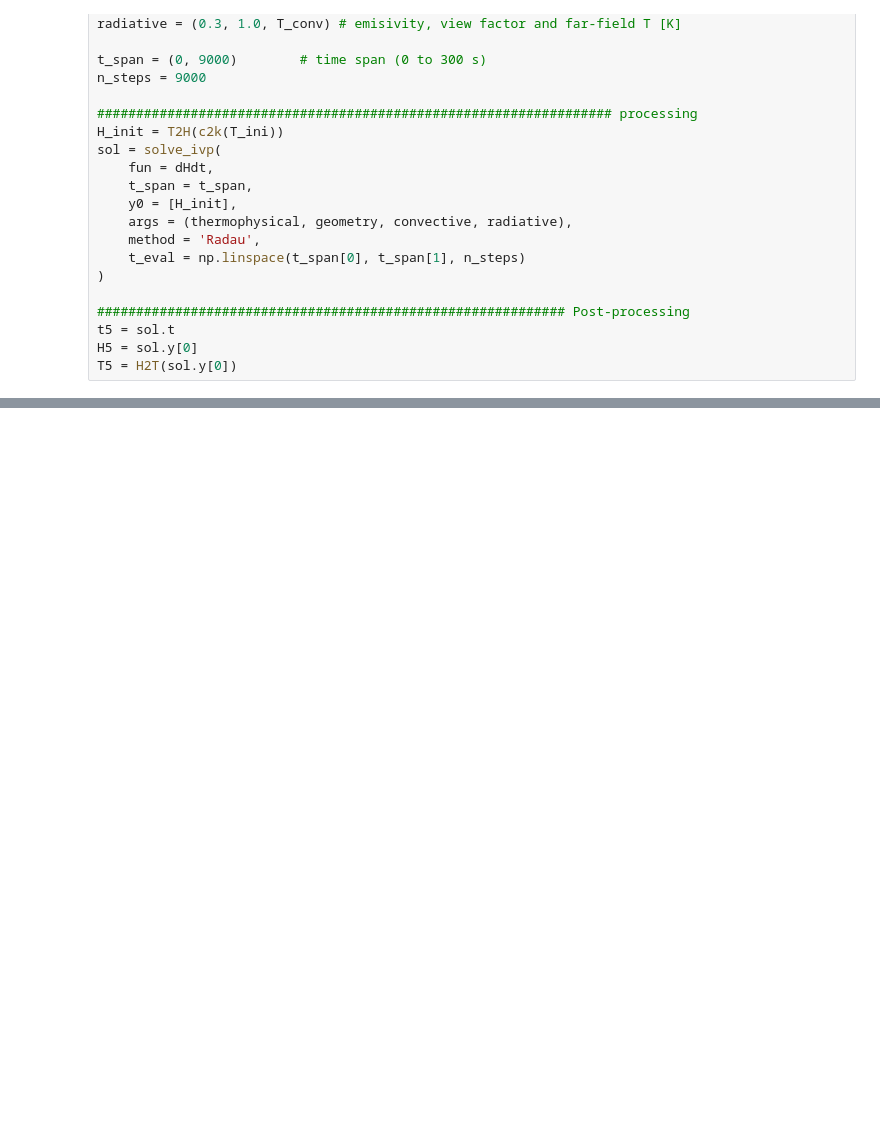
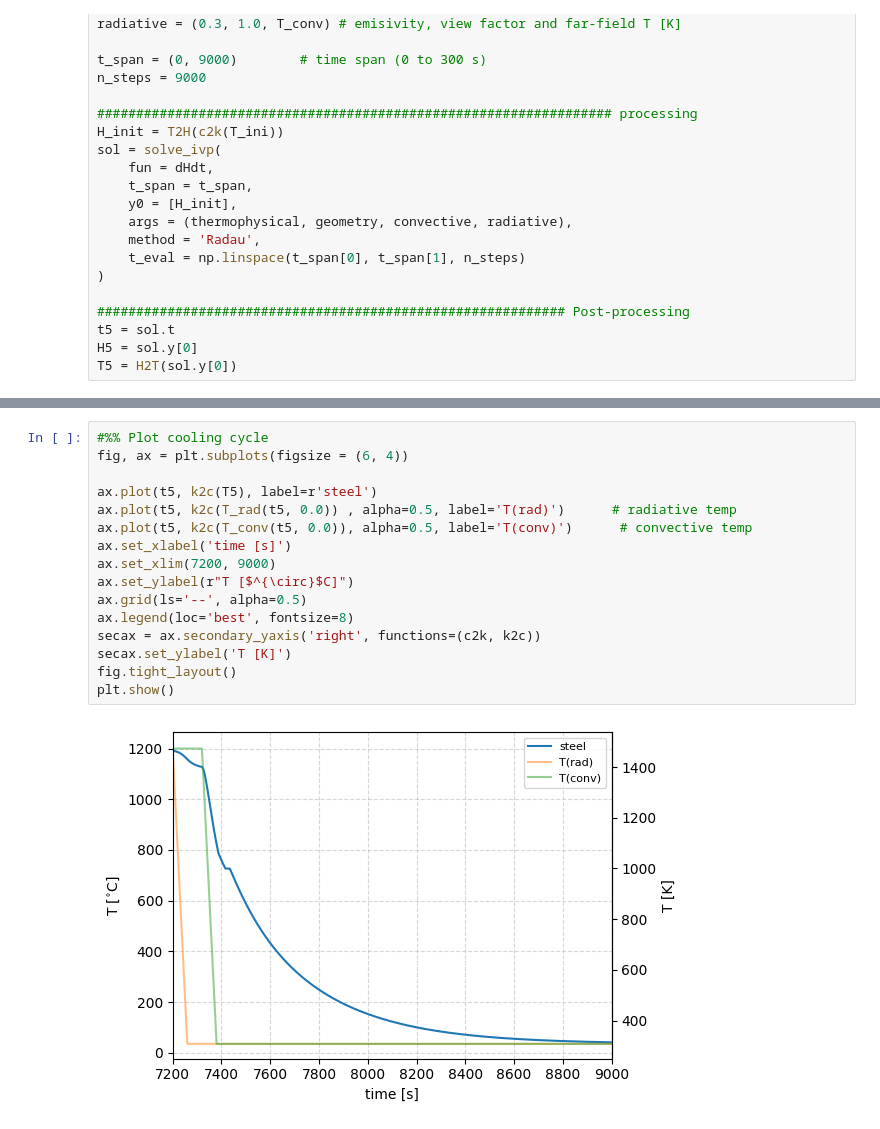
Before and after one commit to eicastroc/steelmaking101, a Jupyter notebook: es/modulo04_enthalpy/02_aplicacionLumpedCapacitance.ipynb, the cells around one changed output, grey strips where cells are left out. Saved outputs shown, nothing was run; the diff lists cells and outputs as text; blank space fills up the shorter version.

Commit message:
added cooling curve on thermal cycle

```diff
--- a/es/modulo04_enthalpy/02_aplicacionLumpedCapacitance.ipynb
+++ b/es/modulo04_enthalpy/02_aplicacionLumpedCapacitance.ipynb
@@ -493,3 +493,21 @@ fig.tight_layout()
 plt.show()
 # %% [output]
 [figure]
+# %%
+#%% Plot cooling cycle
+fig, ax = plt.subplots(figsize = (6, 4))
+
+ax.plot(t5, k2c(T5), label=r'steel')
+ax.plot(t5, k2c(T_rad(t5, 0.0)) , alpha=0.5, label='T(rad)')      # radiative temp
+ax.plot(t5, k2c(T_conv(t5, 0.0)), alpha=0.5, label='T(conv)')      # convective temp
+ax.set_xlabel('time [s]')
+ax.set_xlim(7200, 9000)
+ax.set_ylabel(r"T [$^{\circ}$C]")
+ax.grid(ls='--', alpha=0.5)
+ax.legend(loc='best', fontsize=8)
+secax = ax.secondary_yaxis('right', functions=(c2k, k2c))
+secax.set_ylabel('T [K]')
+fig.tight_layout()
+plt.show()
+# %% [output]
+[figure, added]
```
Also changed, not shown: parts of 1 cell of this notebook.
